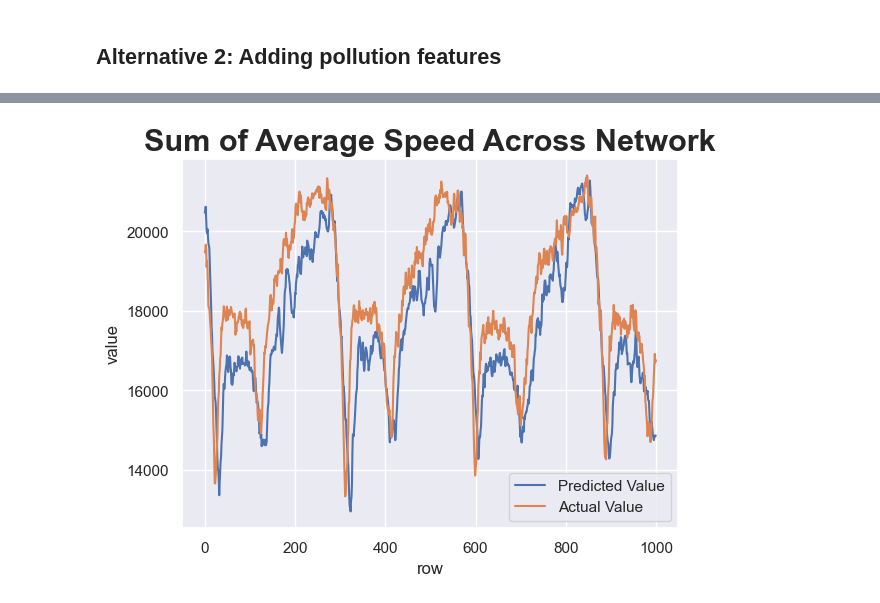
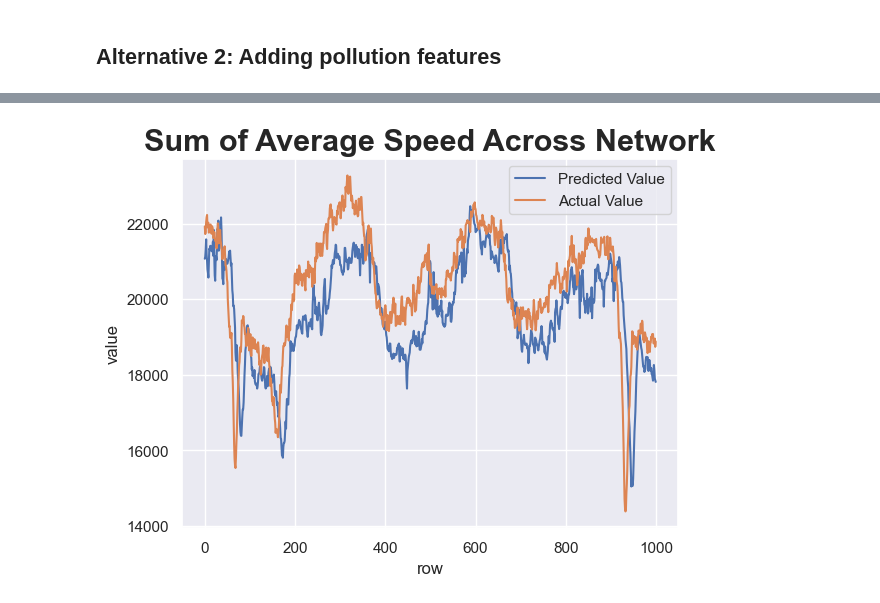
Before and after one commit to victorhg/aai-530-final-project, a Jupyter notebook: models/lstm_traffic_pollution_1.ipynb, the cells around one changed output, grey strips where cells are left out. Drawn from its saved outputs; the diff is of its cells as text; code cells hidden in the pictures.

Commit message:
rebuilt etl to correct me rge errors caused by fuzzy join and added code to extract data for data visualization

```diff
--- a/models/lstm_traffic_pollution_1.ipynb
+++ b/models/lstm_traffic_pollution_1.ipynb
@@ -36,8 +39,21 @@ traffic_df.shape
 # %% [markdown]
 ## Alternative 2: Adding pollution features
 # %%
-pollution_df = pd.read_csv("../data/aarhus_pollution_data_aug_oct_2014.csv")
-pollution_df['timestamp'] = pd.to_datetime(pollution_df['timestamp'])
-pollution_df.set_index('timestamp', inplace=True)
+pollution_df = pd.read_csv(
+    "../data/aarhus_pollution_data_aug_oct_2014.csv")
+pollution_df["timestamp"] = pd.to_datetime(pollution_df['timestamp'])
+
+pollution_features = ["particullate_matter",
+                      "carbon_monoxide",
+                      "sulfure_dioxide",
+                      "nitrogen_dioxide"]
+
+pollution_df = pollution_df.groupby(
+    "timestamp").agg({"particullate_matter": np.mean,
+                      "carbon_monoxide": np.mean,
+                      "sulfure_dioxide": np.mean,
+                      "nitrogen_dioxide": np.mean
+                      })
+
 pollution_df.head()
 # %% [output]
@@ -77,0 +67,7 @@ combined_pollution_traffic
+# %%
+combined_pollution_traffic = traffic_df.merge(
+    pollution_df,
+    how="inner",
+    left_index=True,
+    right_index=True
+)
@@ -78,6 +91,6 @@ combined_pollution_traffic
 # %%
-training_sample = combined_pollution_traffic[100:20000]
-validation_sample = combined_pollution_traffic[20001:]
+training_sample = combined_pollution_traffic[100:13000]
+validation_sample = combined_pollution_traffic[13001:]
 
-combined_pollution_traffic.shape
+validation_sample.shape
 # %% [output]
@@ -252,7 +266,7 @@ def plot_prediction_across_network(model, val_arrays, val_labs, title):
     y_pred_dv = [row.sum() for row in y_pred_test]
     y_true_dv = [row.sum() for row in y_true_test]
 
-    start = 5000
+    start = 1000
     ts = 1000
 
     plt.plot(y_pred_dv[start:start+ts], label='Predicted Value')
@@ -270 +284 @@ plot_prediction_across_network(model, val_arrays, val_labs, 'Sum of Average Spee
-[figure, old version]
+[figure, new version]
```
Also changed, not shown: parts of 14 cells of this notebook.
